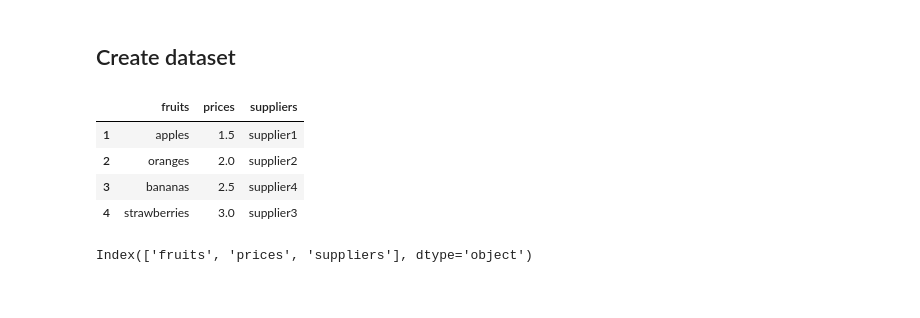
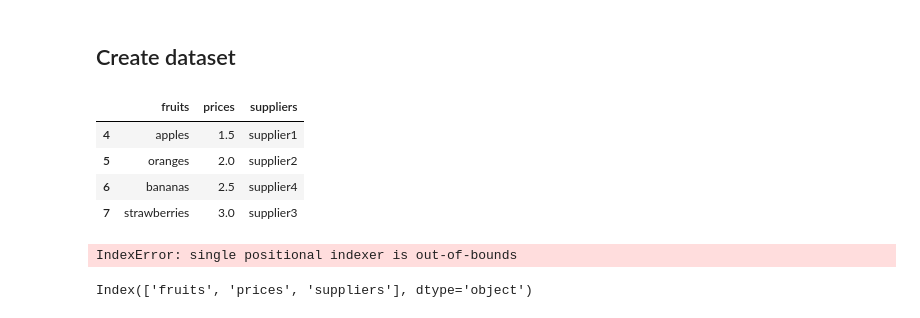
Before and after one commit to zehirev-vasil/ML, a Jupyter notebook: Lecture_26/DataFrame_index.ipynb, the cells around one changed output. Drawn from its saved outputs; the diff is of its cells as text; code cells hidden in the pictures.

```diff
--- a/Lecture_26/DataFrame_index.ipynb
+++ b/Lecture_26/DataFrame_index.ipynb
@@ -7,18 +7,22 @@ import pandas as pd
 # %%
 prices_dict = {
     "fruits": ["apples", "oranges", "bananas", "strawberries"],
     "prices": [1.5, 2, 2.5, 3],
     "suppliers": ["supplier1", "supplier2", "supplier4", "supplier3"],
 }
 
-prices_df = pd.DataFrame(prices_dict, index = [1,2,3,4])
+prices_df = pd.DataFrame(prices_dict, index = [4,5,6,7])
 prices_df
 # %% [output]
 |  | fruits | prices | suppliers |
-| 1 | apples | 1.5 | supplier1 |
-| 2 | oranges | 2.0 | supplier2 |
-| 3 | bananas | 2.5 | supplier4 |
-| 4 | strawberries | 3.0 | supplier3 |
+| 4 | apples | 1.5 | supplier1 |
+| 5 | oranges | 2.0 | supplier2 |
+| 6 | bananas | 2.5 | supplier4 |
+| 7 | strawberries | 3.0 | supplier3 |
+# %%
+prices_df.iloc[4]
+# %% [output]
+IndexError: single positional indexer is out-of-bounds
 # %%
 prices_df.columns
 # %% [output]
```
Also changed, not shown: parts of 13 cells of this notebook.
